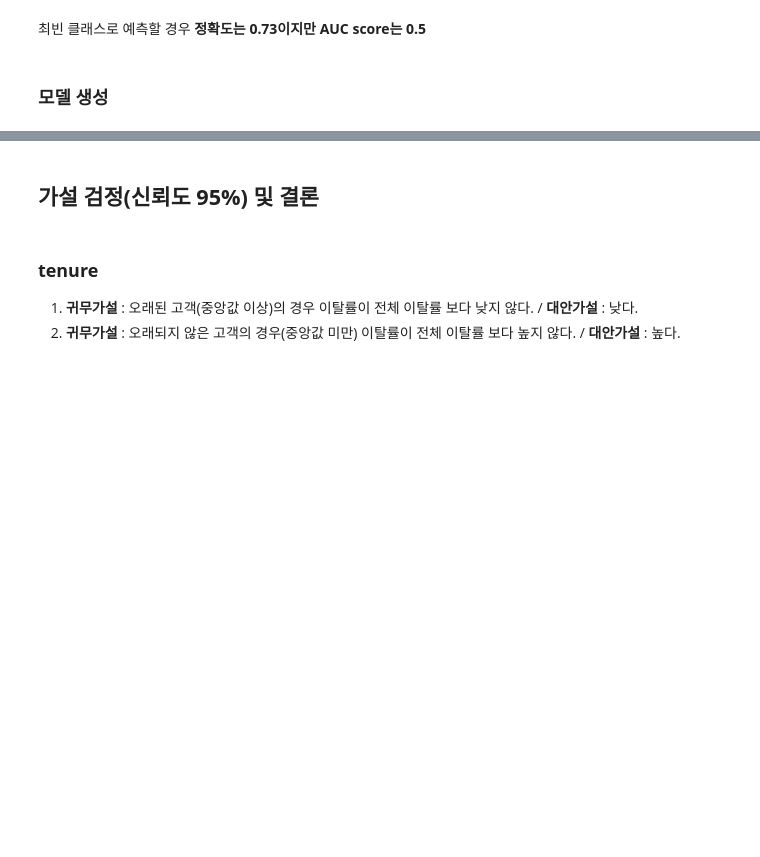
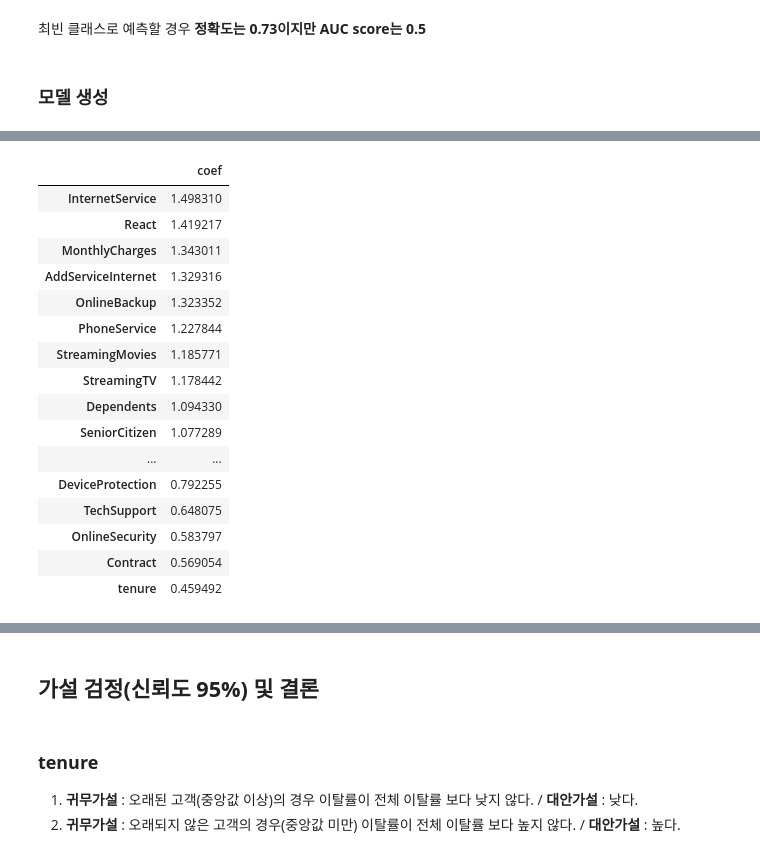
Before and after one commit to maengg/Customer_churn, a Jupyter notebook: Customer_churn.ipynb, the cells around one changed output, grey strips where cells are left out. Drawn from its saved outputs; the diff is of its cells as text; code cells hidden in the pictures; blank space fills up the shorter version.

```diff
--- a/Customer_churn.ipynb
+++ b/Customer_churn.ipynb
@@ -864,8 +654,0 @@ rf_pred_train_tuned, rf_pred_test_tuned, rf_proba_train_tuned, rf_proba_test_tun
-# %%
-# LGBMClassifier
-
-lgb_tuned = LGBMClassifier(class_weight='balanced', learning_rate=0.1, max_depth=6, n_estimators=200, random_state=2)
-
-lgb_tuned.fit(X_train_preprocessed, y_train)
-
-lgb_pred_train_tuned, lgb_pred_test_tuned, lgb_proba_train_tuned, lgb_proba_test_tuned = model_predict(lgb_tuned, X_train_preprocessed, X_test_preprocessed)
@@ -1160,0 +665,22 @@ plt.show()
+# %%
+# TotalCharges 의 경우 누적 이용기간이 긴 경우 평상시 납부 요금이 적더라도 높이 기록되기에 제거하고 모델 학습.
+X_train_no_tot = X_train.drop(columns='TotalCharges')
+X_test_no_tot = X_test.drop(columns='TotalCharges')
+# %%
+# 전처리 파이프라인
+
+preprocessor_pipe = make_pipeline(
+    OrdinalEncoder(),
+    StandardScaler()
+    )
+
+X_train_preprocessed = preprocessor_pipe.fit_transform(X_train_no_tot)
+X_test_preprocessed = preprocessor_pipe.transform(X_test_no_tot)
+# %%
+# LogisticRegression
+
+clf = LogisticRegression(class_weight='balanced', random_state=2)
+
+clf.fit(X_train_preprocessed, y_train)
+
+clf_pred_train, clf_pred_test, clf_proba_train, clf_proba_test = model_predict(clf, X_train_preprocessed, X_test_preprocessed)
@@ -1160,0 +703,22 @@ plt.show()
+# %%
+# LogisticRegression 회귀식 계수 확인
+clf_coef = pd.DataFrame({'coef' : np.exp(clf.coef_[0])}, index = X_train_no_tot.columns).sort_values(by='coef', ascending=False)
+clf_coef
+# %% [output]
+|  | coef |
+| InternetService | 1.498310 |
+| React | 1.419217 |
+| MonthlyCharges | 1.343011 |
+| AddServiceInternet | 1.329316 |
+| OnlineBackup | 1.323352 |
+| PhoneService | 1.227844 |
+| StreamingMovies | 1.185771 |
+| StreamingTV | 1.178442 |
+| Dependents | 1.094330 |
+| SeniorCitizen | 1.077289 |
+| ... | ... |
+| DeviceProtection | 0.792255 |
+| TechSupport | 0.648075 |
+| OnlineSecurity | 0.583797 |
+| Contract | 0.569054 |
+| tenure | 0.459492 |
```
Also changed, not shown: parts of 59 cells of this notebook.
